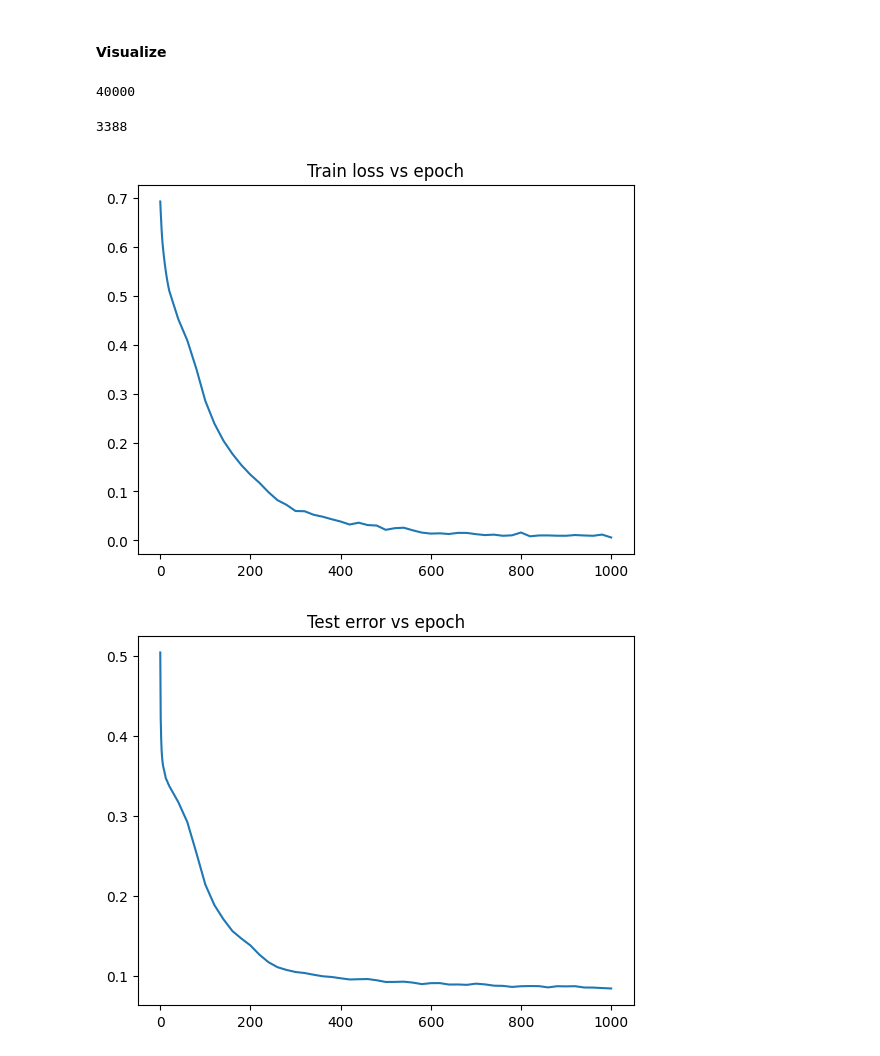
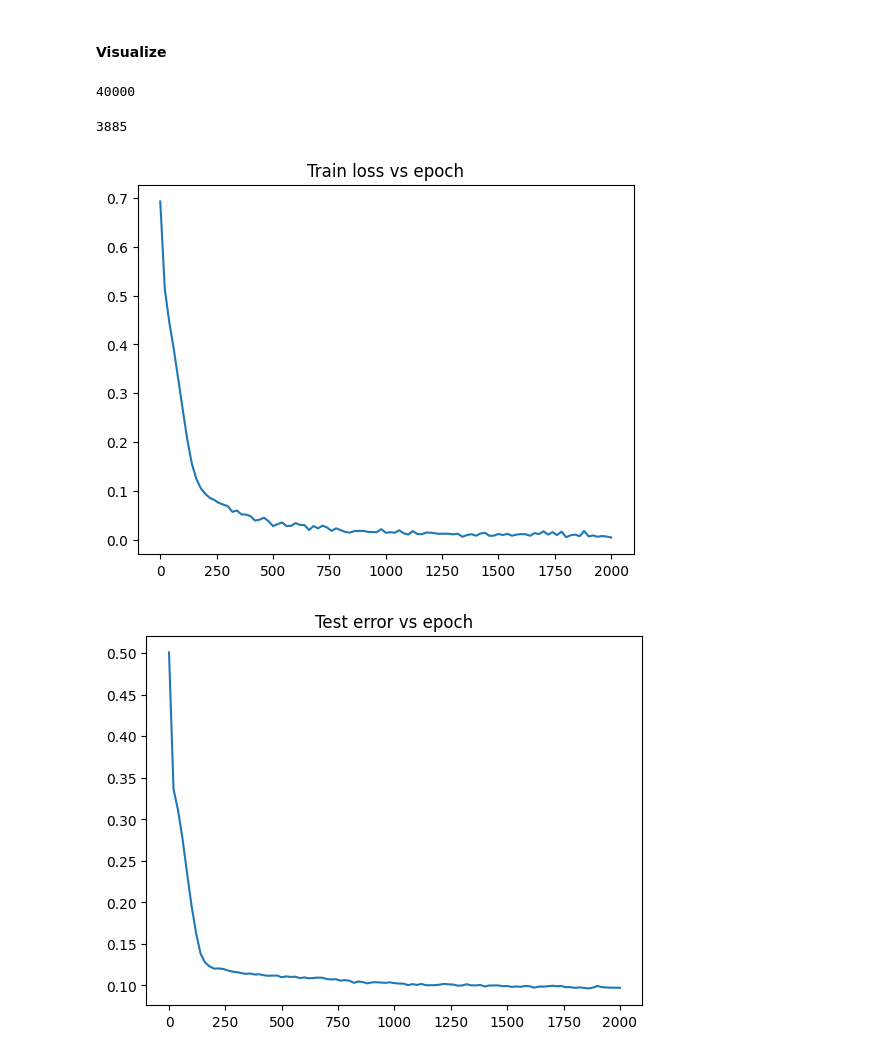
Before and after one commit to JignasaBhunia/layer-lenses-testbed, a Jupyter notebook: notebooks/legacy_dlgn_minimal.ipynb, the cells around one changed output. Cells and saved outputs as stored; diff of their text form; code cells hidden in the pictures.

Commit message:
legacy notes also run BCE loss with output y, instead of multiclass crossentropy with output [-y,y]. test errors match mostly. suspect that the differences with legacy are just due to randomness.

```diff
--- a/notebooks/legacy_dlgn_minimal.ipynb
+++ b/notebooks/legacy_dlgn_minimal.ipynb
@@ -40,10 +40,9 @@ def return_output_vals(DLGN_obj, train_data_curr, train_labels_curr, device=devi
 def give_loss(DLGN_obj, data_curr, labels_curr, device=device):
     outputs_values, outputs_gate_scores =DLGN_obj(torch.Tensor(data_curr).to(device))
     preds = outputs_values[-1]
-    criterion = nn.CrossEntropyLoss()
-    outputs = torch.cat((-1*preds,preds), dim=1)
-    targets = torch.tensor(labels_curr, dtype=torch.int64).to(device)
-    loss = criterion(outputs, targets)
+    criterion = nn.BCEWithLogitsLoss()
+    targets = torch.tensor(labels_curr, dtype=torch.float32).to(device).reshape(-1, 1)
+    loss = criterion(preds, targets)
     return loss.cpu().detach().numpy()
 
 def give_error(DLGN_obj, data_curr, labels_curr, device=device):
@@ -158,7 +157,7 @@ class Args:
         self.numnodes=16
         self.beta=11.
         self.lr = 0.001
-        self.saved_epochs = [0,1,2,3,4,5,6,7,8,9,10,11,12,13,14,15,16,17,18,19]+list(range(20,2001,20))
+        self.saved_epochs = list(range(0,2001,20))
         self.num_batches = 500
 # %%
 args =  Args()
@@ -192,7 +191,7 @@ class DLGN_FC(nn.Module):
 			gate_scores.append( (x@self.gating_layers[i].weight.T) )
 			curr_gate_on_off = torch.sigmoid(self.beta * gate_scores[-1])
 			values.append(self.value_layers[i](values[-1])*curr_gate_on_off)
-		values.append(self.value_layers[self.num_hidden_layers](values[-1]))
+		values.append(2*self.value_layers[self.num_hidden_layers](values[-1]))
 		# Values is a list of size 1+num_hidden_layers+1
 		#gate_scores is a list of size 1+num_hidden_layers
 		return values,gate_scores
@@ -203,12 +202,12 @@ def train_dlgn (DLGN_obj, train_data, train_labels,
 				parameter_mask=dict(), args=None):
 	DLGN_obj = DLGN_obj.to(device)
 
-	criterion = nn.CrossEntropyLoss()
+	criterion = nn.BCEWithLogitsLoss()
 	optimizer = optim.Adam(DLGN_obj.parameters(), lr=args.lr)
 
 
 	train_data_torch = torch.Tensor(train_data)
-	train_labels_torch = torch.tensor(train_labels, dtype=torch.int64)
+	train_labels_torch = torch.tensor(train_labels, dtype=torch.float32).reshape(-1, 1)
 
 	num_batches = args.num_batches
 	batch_size = len(train_data)//num_batches
@@ -220,22 +219,19 @@ def train_dlgn (DLGN_obj, train_data, train_labels,
 			DLGN_obj_store.append(deepcopy(DLGN_obj).to(torch.device('cpu')))
 			train_outputs_values, train_outputs_gate_scores =DLGN_obj(train_data_torch)
 			train_preds = train_outputs_values[-1]
-			criterion = nn.CrossEntropyLoss()
-			outputs = torch.cat((-1*train_preds,train_preds), dim=1)
 			targets = train_labels_torch
-			train_loss = criterion(outputs, targets)
+			train_loss = criterion(train_preds, targets)
 			print("Train loss = ",train_loss)
 
 		running_loss = 0.0
 		for batch_start in range(0,len(train_data),batch_size):
 			optimizer.zero_grad()
 			inputs = train_data_torch[batch_start:batch_start+batch_size]
-			targets = train_labels_torch[batch_start:batch_start+batch_size].reshape(batch_size)
+			targets = train_labels_torch[batch_start:batch_start+batch_size]
 			inputs = inputs.to(device)
 			targets = targets.to(device)
 			values,gate_scores = DLGN_obj(inputs)
-			outputs = torch.cat((-1*values[-1], values[-1]), dim=1)
-			loss = criterion(outputs, targets)
+			loss = criterion(values[-1], targets)
 			loss.backward()
 			optimizer.step()
 			running_loss += loss.item()
@@ -273,23 +270,23 @@ Train loss =  tensor(0.5463, grad_fn=<NllLossBackward0>)
 model_list = DLGN_obj_store
 # %%
 print(len(test_data_labels))
-saved_epochs = [0,1,2,3,4,5,6,7,8,9,10,11,12,13,14,15,16,17,18,19]+list(range(20,1001,20))
+saved_epochs = args.saved_epochs
 train_losses = []
 test_errors = []
 for i in tqdm(range(len(model_list))):
     train_losses.append(give_loss(model_list[i].to(device), train_data, train_data_labels))
     test_errors.append(give_error(model_list[i].to(device), test_data, test_data_labels) )
 train_losses = np.array(train_losses)
 test_errors = np.array(test_errors)
 plt.figure()
 plt.plot(saved_epochs[:len(train_losses)],train_losses);
 plt.title("Train loss vs epoch");
 plt.figure()
 plt.plot(saved_epochs[:len(train_losses)],test_errors/len(test_data));
 plt.title("Test error vs epoch");
 print(test_errors[-1])
 # %% [output]
 40000
-3388
+3885
-[figure, old version]
+[figure, new version]
-[figure, old version]
+[figure, new version]
```
Also changed, not shown: parts of 2 cells of this notebook, 2 other files.
